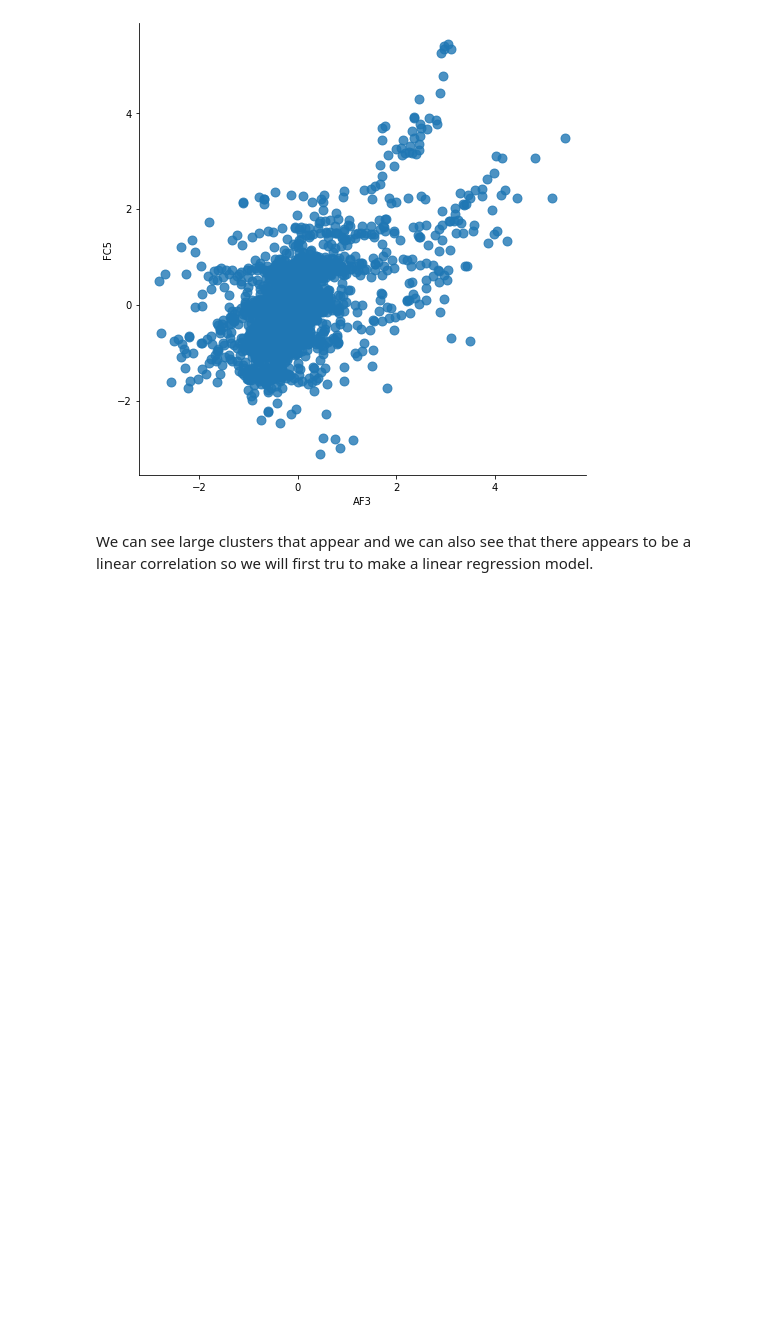
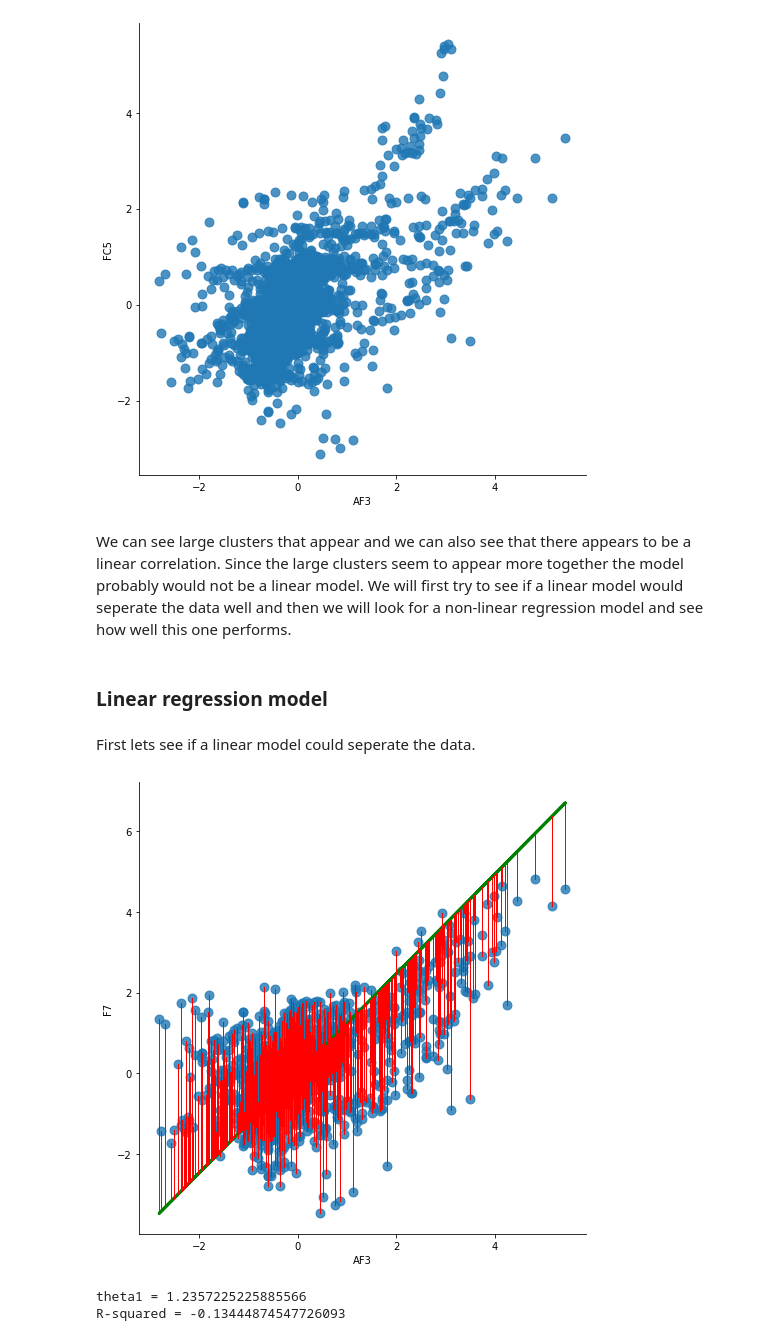
Before and after one commit to JanaDeCoster/Machine_Learning_course_UGent_D012554_kaggle, a Jupyter notebook: Kaggle_eye_blinking_prediciton.ipynb, the cells around one changed output. Cells and saved outputs as stored; diff of their text form; code cells hidden in the pictures; blank space fills up the shorter version.

```diff
--- a/Kaggle_eye_blinking_prediciton.ipynb
+++ b/Kaggle_eye_blinking_prediciton.ipynb
@@ -190,4 +190,51 @@ sns.lmplot(x="AF3", y="FC5", data=trainset_stand, fit_reg=False, height=7, scatt
 <seaborn.axisgrid.FacetGrid at 0x...>
 [figure]
 # %% [markdown]
-We can see large clusters that appear and we can also see that there appears to be a linear correlation so we will first tru to make a linear regression model.
+We can see large clusters that appear and we can also see that there appears to be a linear correlation. Since the large clusters seem to appear more together the model probably would not be a linear model.
+We will first try to see if a linear model would seperate the data well and then we will look for a non-linear regression model and see how well this one performs.
+# %% [markdown]
+### Linear regression model
+# %% [markdown]
+First lets see if a linear model could seperate the data.
+# %%
+from sklearn.linear_model import LinearRegression
+from sklearn import metrics
+
+def plot_errors(a,b,X,y):
+	for xi,yi in zip(X,y):
+		plt.plot([xi,xi], [yi,a*xi+b], color='red', lw=1)
+
+def linear_regression(X,y,alpha,iterations):
+    # intialize theta1 with random value
+    theta1 = 3
+    #theta1 = -3
+    for i in range(iterations):
+        # select random feature vector
+        next = np.random.randint(len(X))
+        # predict target
+        predict = np.dot(X[next],theta1)
+        # compute prediction error
+        error = predict - y[next]
+        # update theta1 such that cost function decreases
+        theta1 = theta1 - alpha*error*X[next]
+    return theta1
+
+
+theta1 = linear_regression(trainset_stand['AF3'],trainset_stand['F7'],0.1,10)
+#theta1 = regression(simple['x1'],simple['y'],0.1,20)
+#theta1 = regression(simple['x1'],simple['y'],0.1,40)
+#theta1 = regression(simple['x1'],simple['y'],0.1,100)
+#theta1 = regression(simple['x1'],simple['y'],0.1,100000)
+
+sns.lmplot(x="AF3", y="F7", data=trainset_stand,
+           fit_reg=False, height=7, scatter_kws={"s": 80})
+plt.plot(trainset_stand['AF3'], theta1*trainset_stand['AF3'], color='green',linewidth=3)
+plot_errors(theta1,0,trainset_stand['AF3'],trainset_stand['F7'])
+plt.show()
+
+print("theta1 = {}".format(theta1))
+print("R-squared = {}".format(metrics.r2_score(trainset_stand['F7'],theta1*trainset_stand['AF3'])))
+# %% [output]
+[figure, added]
+theta1 = 1.2357225225885566
+R-squared = -0.13444874547726093
```
Also changed, not shown: parts of 6 cells of this notebook.
